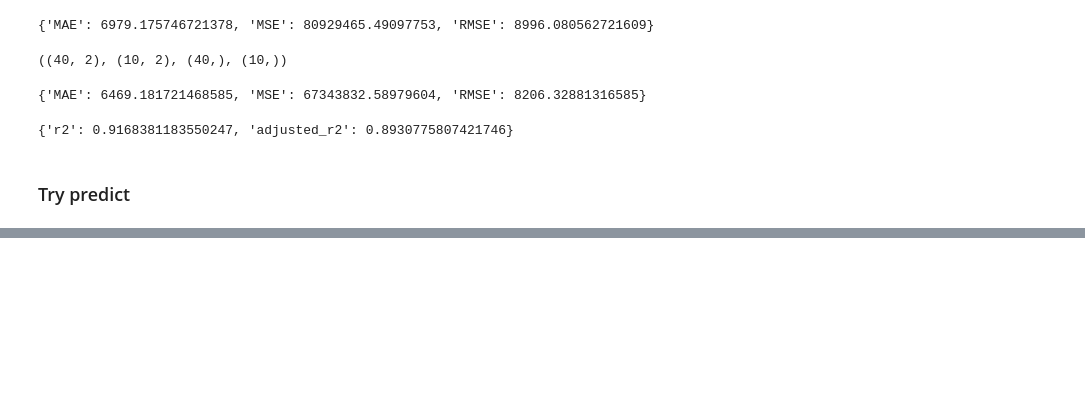
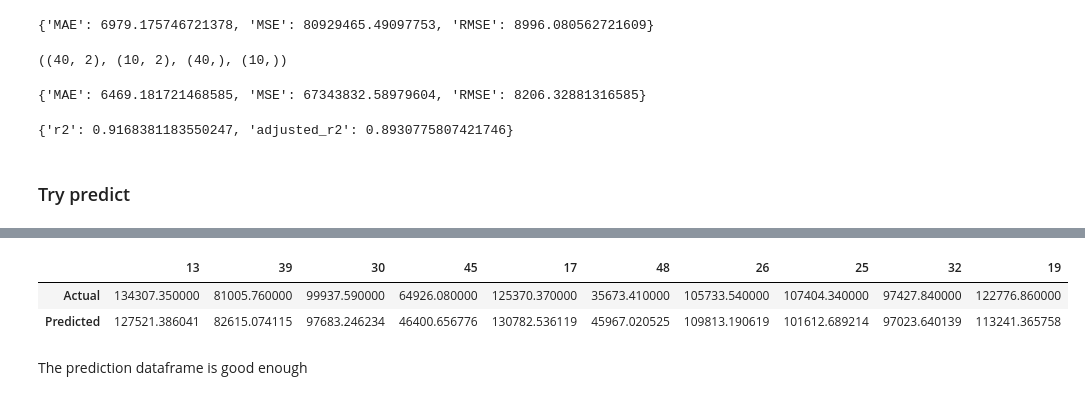
Before and after one commit to srikresna/machine-learning, a Jupyter notebook: miniproject/ml-algorithm/multi-linear-reg.ipynb, the cells around one changed output, grey strips where cells are left out. Cells and saved outputs as stored; diff of their text form; code cells hidden in the pictures; blank space fills up the shorter version.

Commit message:
chore: check predict and actual

```diff
--- a/miniproject/ml-algorithm/multi-linear-reg.ipynb
+++ b/miniproject/ml-algorithm/multi-linear-reg.ipynb
@@ -184,0 +184,10 @@ Your Profit Might be  [834802.67543964]
+# %%
+# dataframe actual and predicted
+df1 = pd.DataFrame({'Actual': y_test, 'Predicted': y_pred})
+df1.T
+# %% [output]
+|  | 13 | 39 | 30 | 45 | 17 | 48 | 26 | 25 | 32 | 19 |
+| Actual | 134307.350000 | 81005.760000 | 99937.590000 | 64926.080000 | 125370.370000 | 35673.410000 | 105733.540000 | 107404.340000 | 97427.840000 | 122776.860000 |
+| Predicted | 127521.386041 | 82615.074115 | 97683.246234 | 46400.656776 | 130782.536119 | 45967.020525 | 109813.190619 | 101612.689214 | 97023.640139 | 113241.365758 |
+# %% [markdown]
+The prediction dataframe is good enough
```
Also changed, not shown: parts of 2 cells of this notebook.
